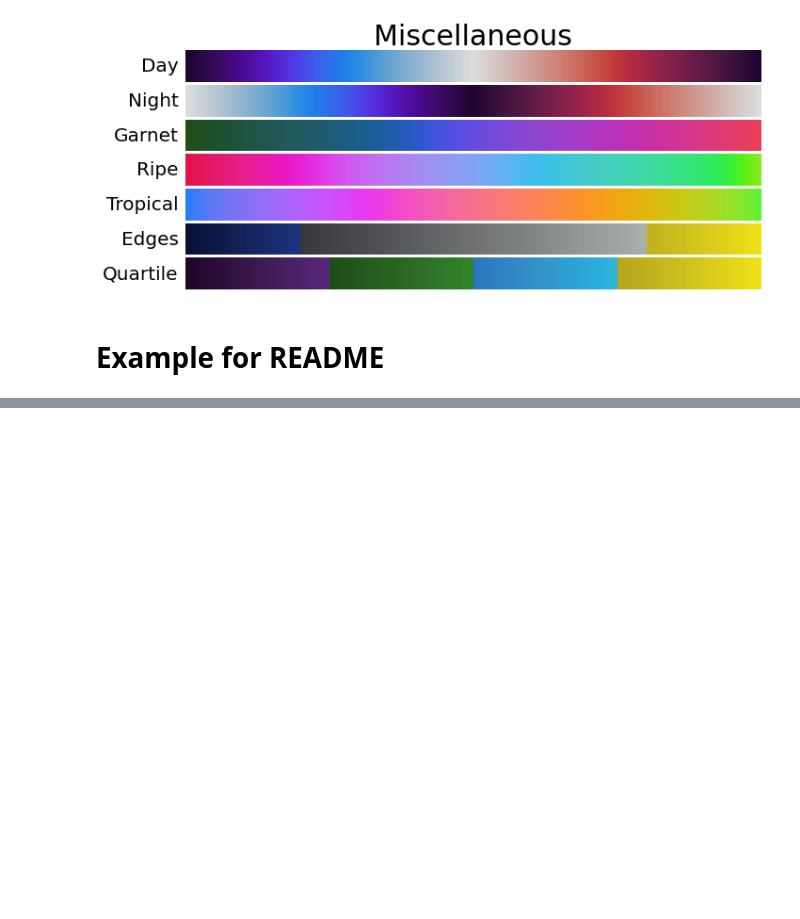
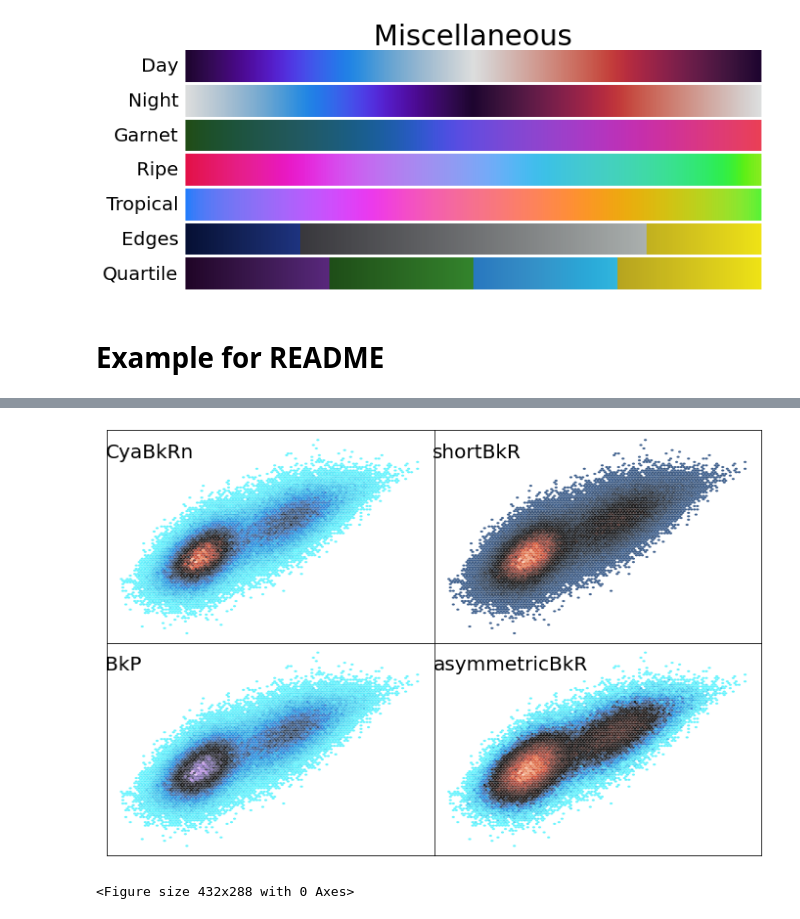
Before and after one commit to MBravoS/scicm, a Jupyter notebook: examples/Example_images.ipynb, the cells around one changed output, grey strips where cells are left out. Cells and saved outputs as stored; diff of their text form; code cells hidden in the pictures; blank space fills up the shorter version.

```diff
--- a/examples/Example_images.ipynb
+++ b/examples/Example_images.ipynb
@@ -121,0 +123,24 @@ plt.show()
+# %%
+# Colour map manipulation
+
+shortBkR=scicm.tools.crop('scicm.BkR',vmin=0.3,vmax=1.0)
+BkP=scicm.tools.merge(['scicm.BkR','scicm.OkP'],[0.5])
+asymmetricBkR=scicm.tools.stitch(['scicm.BkR','scicm.BkR'],np.array([[0.0,0.5],[0.5,1.0]]),[0.2])
+
+fig, axes = plt.subplots(nrows=2,ncols=2,figsize=(12,8),gridspec_kw=dict(wspace=0.0,hspace=0.0))
+
+axes[0,0].hexbin(x,y,lw=0,mincnt=1, cmap='scicm.BkR') # Using the registered names with matplotlib
+axes[0,1].hexbin(x,y,lw=0,mincnt=1, cmap=shortBkR) # Reversing the colour map
+axes[1,0].hexbin(x,y,lw=0,mincnt=1, cmap=BkP) # Using the colour map objects
+axes[1,1].hexbin(x,y,lw=0,mincnt=1, cmap=asymmetricBkR)
+
+for ax, txt in zip(axes.flatten(),['CyaBkRn','shortBkR','BkP','asymmetricBkR']):
+    ax.text(-3.3,4.6,txt,fontsize=20)
+    ax.set_xticks([])
+    ax.set_yticks([])
+
+plot.savefig(f'scicm_miscellaneous.png',dpi=200)
+plt.show()
+# %% [output]
+[figure, added]
+<Figure size 432x288 with 0 Axes>
```
Also changed, not shown: parts of 1 cell of this notebook, 2 other files.
